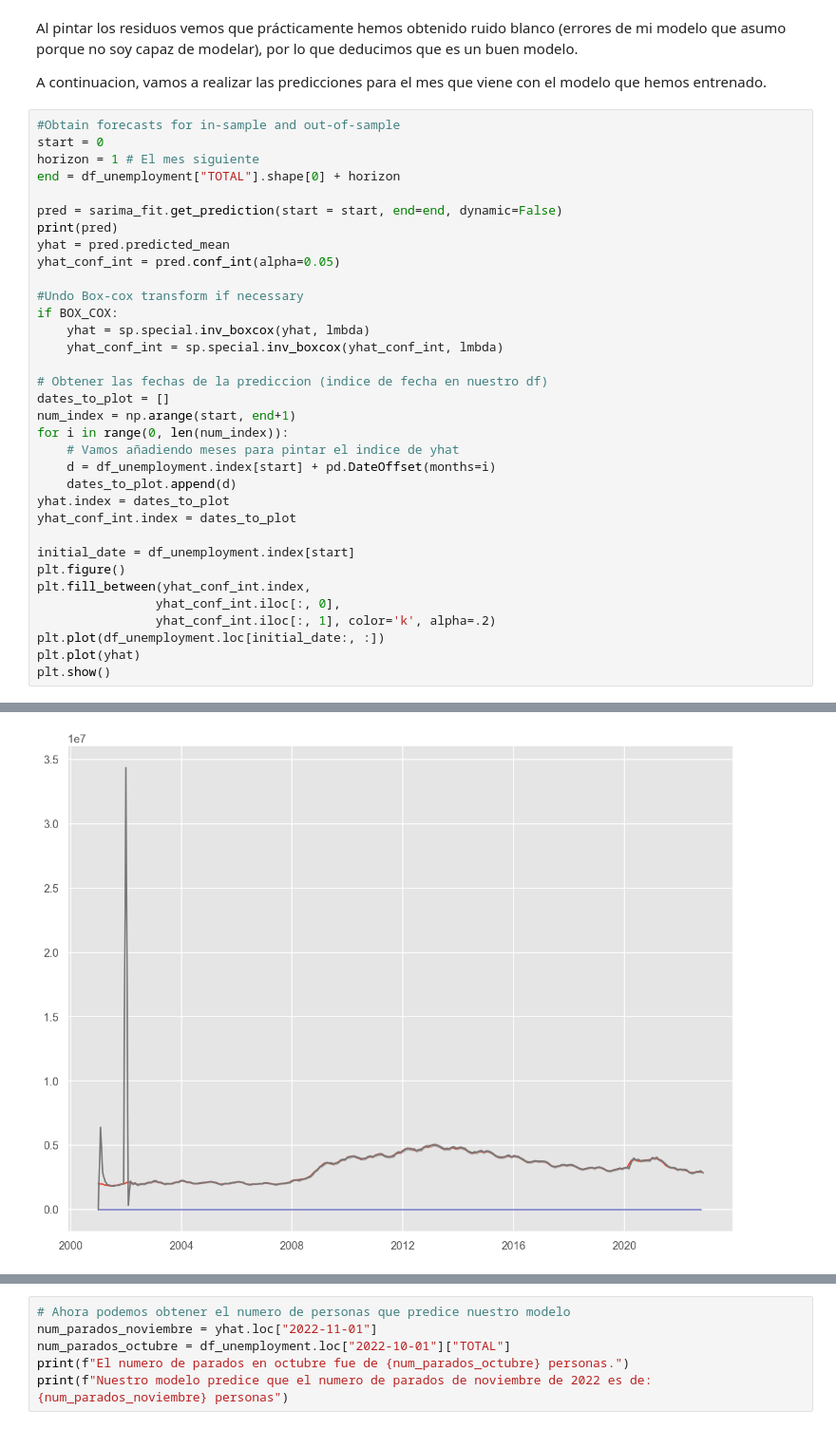
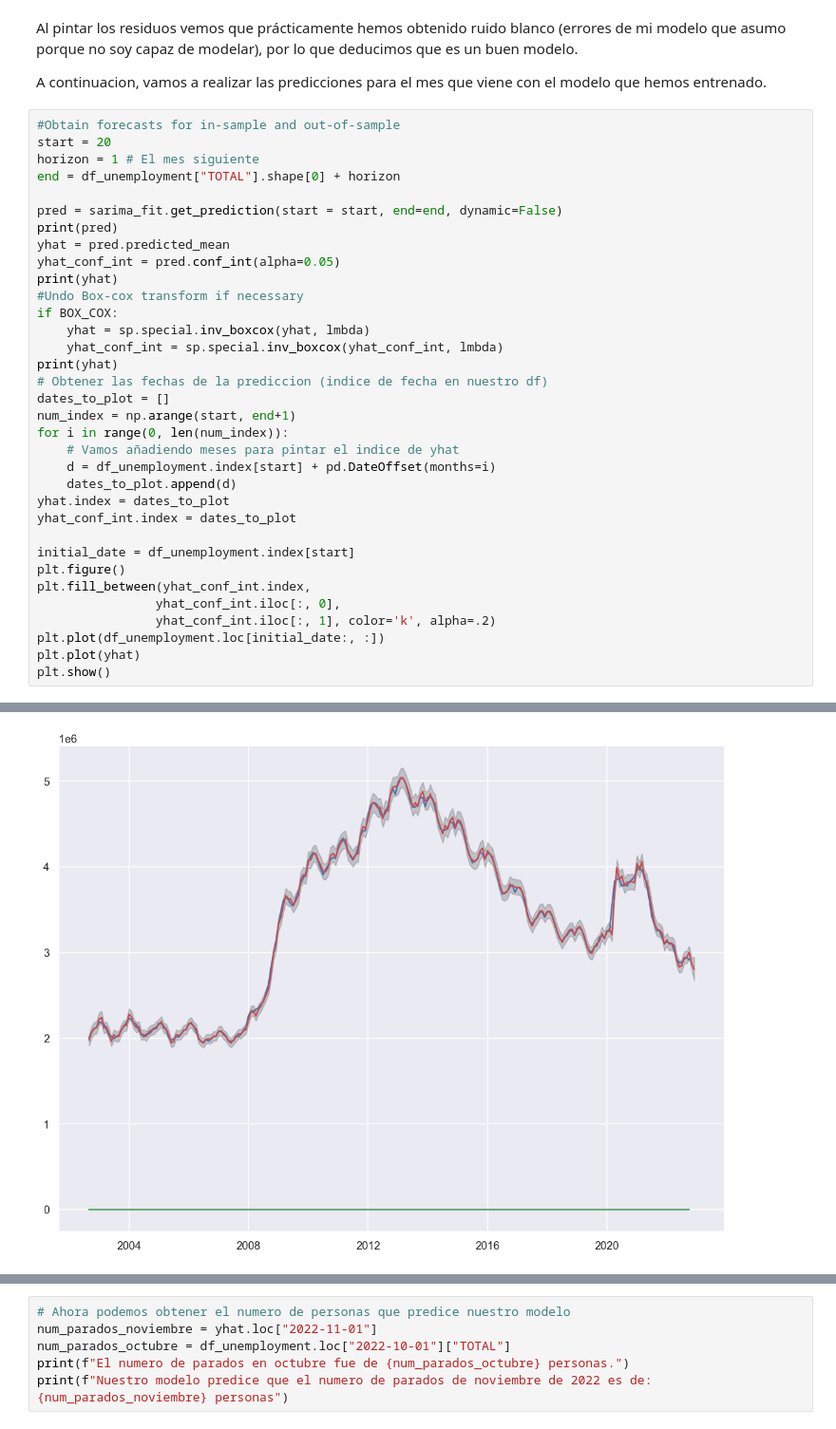
Before and after one commit to MartaSimon/ML_A2, a Jupyter notebook: scriptMarta.ipynb, the cells around one changed output, grey strips where cells are left out. Shown at 95% size. Drawn from its saved outputs; the diff is of its cells as text.

```diff
--- a/scriptMarta.ipynb
+++ b/scriptMarta.ipynb
@@ -310,7 +308,7 @@ Al pintar los residuos vemos que prácticamente hemos obtenido ruido blanco (err
 A continuacion, vamos a realizar las predicciones para el mes que viene con el modelo que hemos entrenado.
 # %%
 #Obtain forecasts for in-sample and out-of-sample
-start = 0
+start = 20
 horizon = 1 # El mes siguiente
 end = df_unemployment["TOTAL"].shape[0] + horizon
 
@@ -318,12 +316,12 @@ pred = sarima_fit.get_prediction(start = start, end=end, dynamic=False)
 print(pred)
 yhat = pred.predicted_mean
 yhat_conf_int = pred.conf_int(alpha=0.05)
-
+print(yhat)
 #Undo Box-cox transform if necessary
 if BOX_COX:
     yhat = sp.special.inv_boxcox(yhat, lmbda)
     yhat_conf_int = sp.special.inv_boxcox(yhat_conf_int, lmbda)
-
+print(yhat)
 # Obtener las fechas de la prediccion (indice de fecha en nuestro df)
 dates_to_plot = []
 num_index = np.arange(start, end+1)
@@ -347,4 +361,4 @@ plt.show()
-[figure, old version]
+[figure, new version]
 # %%
 yhat
 # %% [output]
```
Also changed, not shown: parts of 32 cells of this notebook, 1 other file.
